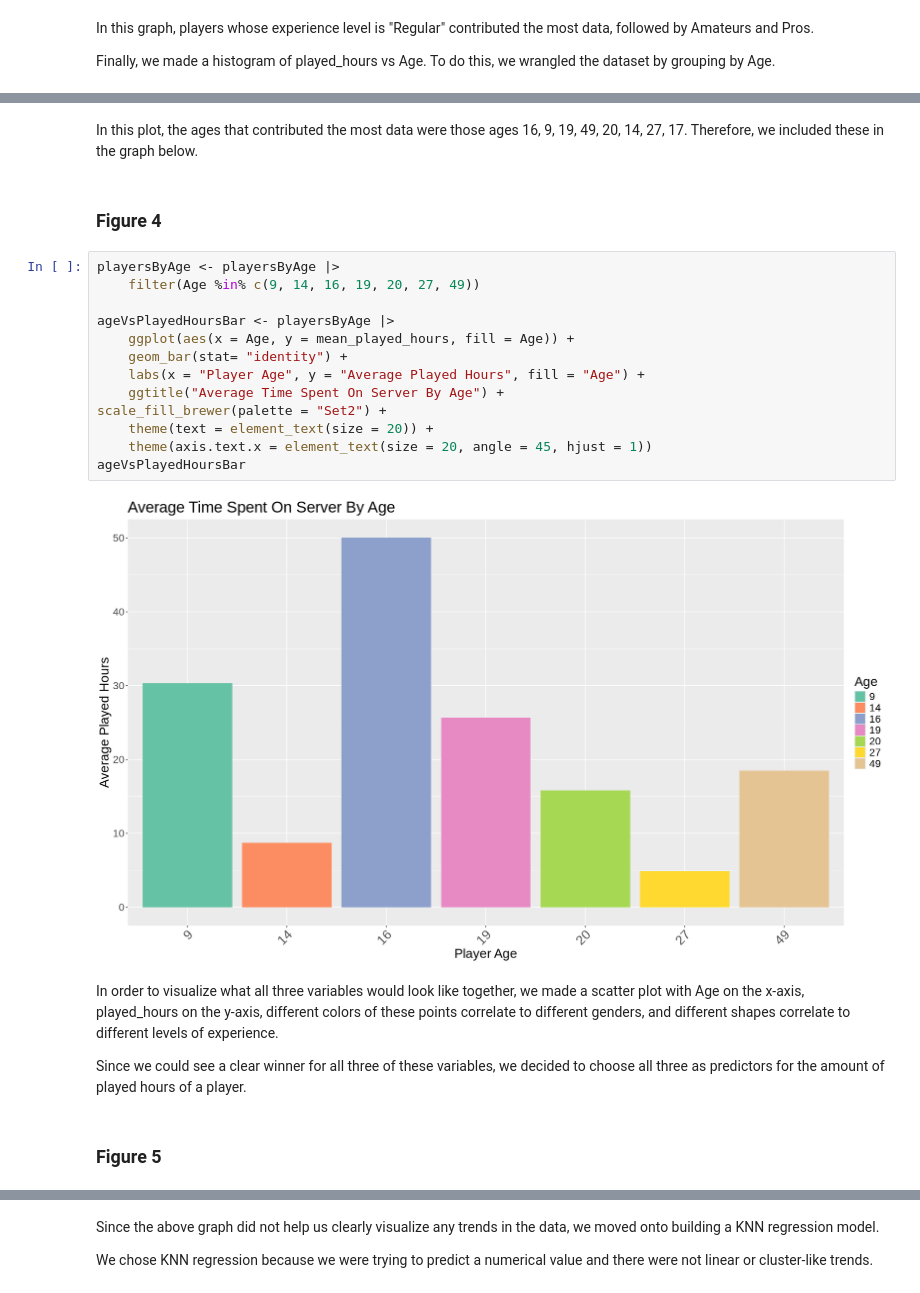
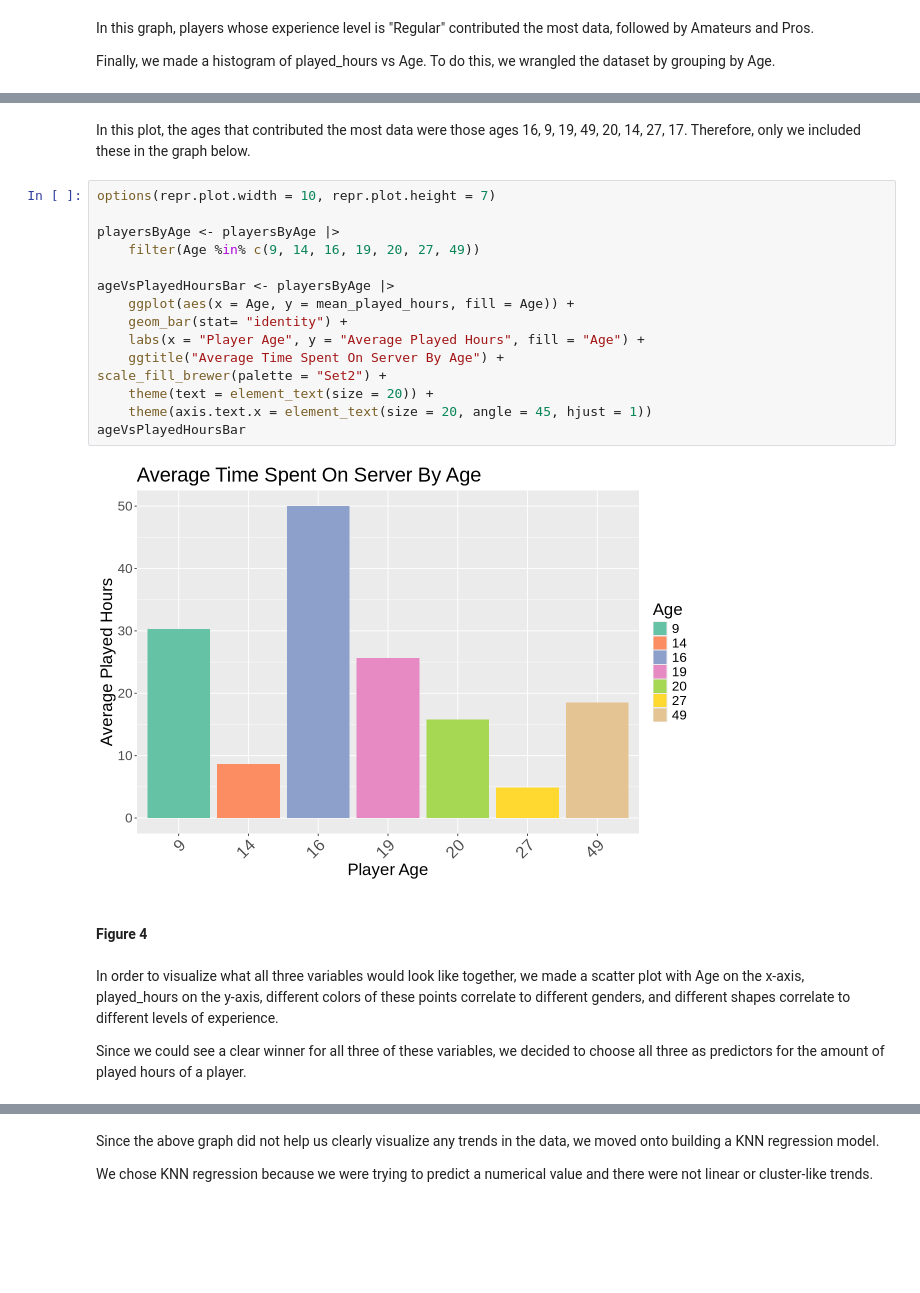
Before and after one commit to johnnyleeom/DSCI100-Project, a Jupyter notebook: Intro.ipynb, the cells around one changed output, grey strips where cells are left out. Drawn from its saved outputs; the diff is of its cells as text; blank space fills up the shorter version.

```diff
--- a/Intro.ipynb
+++ b/Intro.ipynb
@@ -206,26 +205,26 @@ ageVsPlayedHoursBar
 # %% [markdown]
-In this plot, the ages that contributed the most data were those ages 16, 9, 19, 49, 20, 14, 27, 17. Therefore, we included these in the graph below.
+In this plot, the ages that contributed the most data were those ages 16, 9, 19, 49, 20, 14, 27, 17. Therefore, only we included these in the graph below.
-# %% [markdown]
-### Figure 4
 # %%
+options(repr.plot.width = 10, repr.plot.height = 7)
+
 playersByAge <- playersByAge |>
     filter(Age %in% c(9, 14, 16, 19, 20, 27, 49))
 
 ageVsPlayedHoursBar <- playersByAge |>
     ggplot(aes(x = Age, y = mean_played_hours, fill = Age)) +
     geom_bar(stat= "identity") +
     labs(x = "Player Age", y = "Average Played Hours", fill = "Age") +
     ggtitle("Average Time Spent On Server By Age") +
 scale_fill_brewer(palette = "Set2") +
     theme(text = element_text(size = 20)) +
     theme(axis.text.x = element_text(size = 20, angle = 45, hjust = 1))
 ageVsPlayedHoursBar
 # %% [output]
-[figure, old version]
+[figure, new version]
+# %% [markdown]
+#### Figure 4
 # %% [markdown]
 In order to visualize what all three variables would look like together, we made a scatter plot with Age on the x-axis, played_hours on the y-axis, different colors of these points correlate to different genders, and different shapes correlate to different levels of experience.
 
 Since we could see a clear winner for all three of these variables, we decided to choose all three as predictors for the amount of played hours of a player.
-# %% [markdown]
-### Figure 5
 # %%
```
Also changed, not shown: parts of 24 cells of this notebook.
